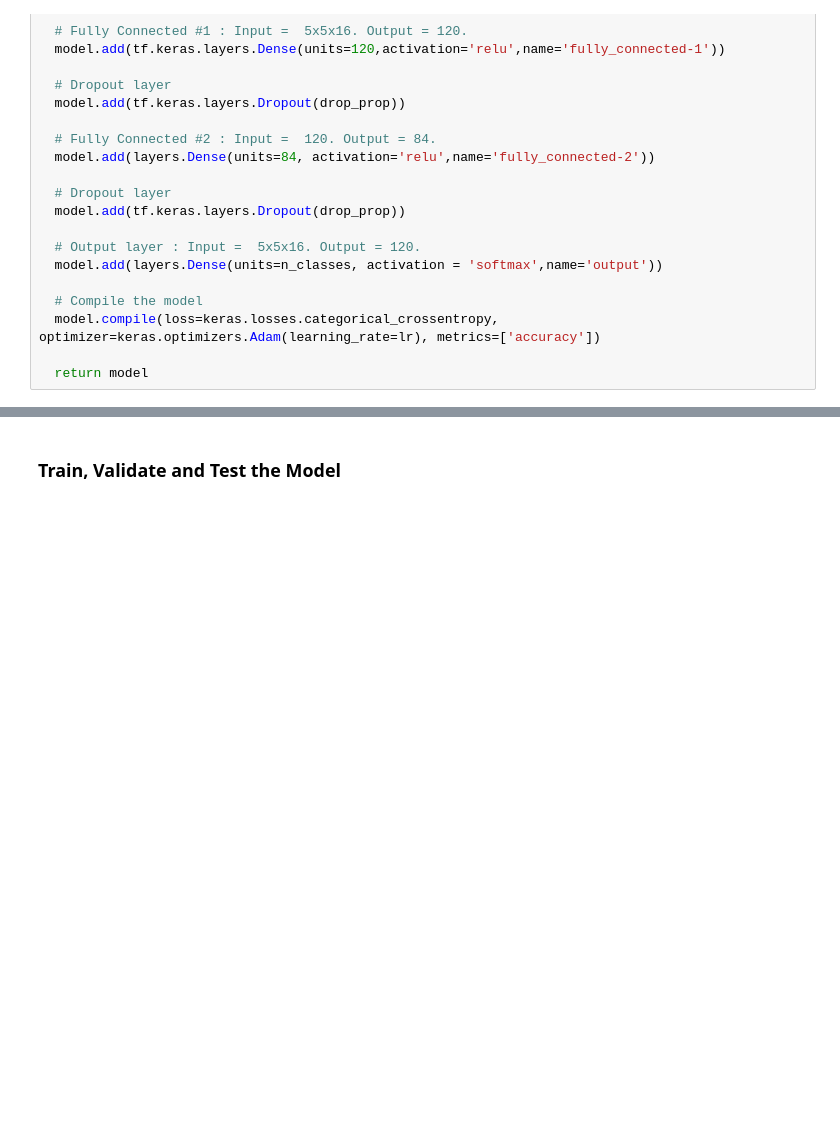
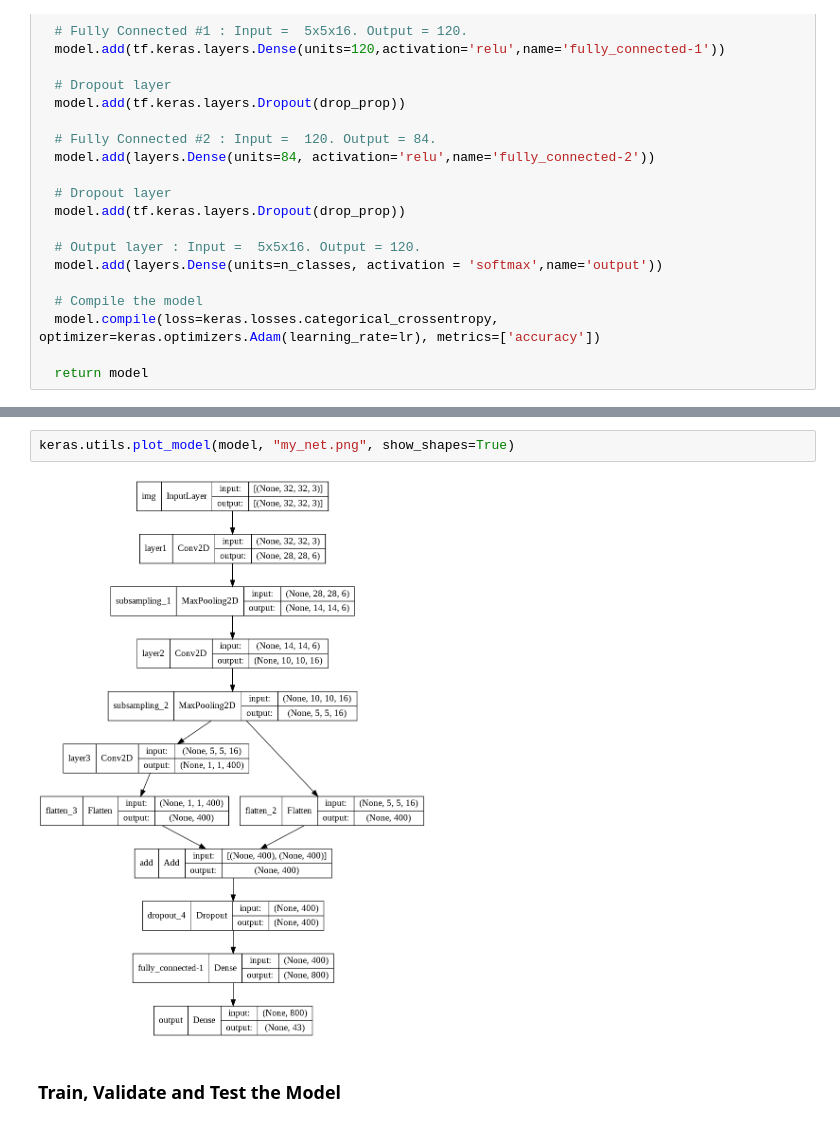
Before and after one commit to DavidAbdelmalek/Self_Driving_Car_ND, a Jupyter notebook: CarND-Traffic-Sign-Classifier-Project/Traffic_Sign_Classifier.ipynb, the cells around one changed output, grey strips where cells are left out. Cells and saved outputs as stored; diff of their text form; blank space fills up the shorter version.

Commit message:
Update Traffic_Sign_Classifier.ipynb
Update the model

```diff
--- a/CarND-Traffic-Sign-Classifier-Project/Traffic_Sign_Classifier.ipynb
+++ b/CarND-Traffic-Sign-Classifier-Project/Traffic_Sign_Classifier.ipynb
@@ -717,3 +850,7 @@ Epoch 25/25
+# %%
+keras.utils.plot_model(model, "my_net.png", show_shapes=True)
+# %% [output]
+[figure, added]
 # %% [markdown]
 ### Train, Validate and Test the Model
 # %% [markdown]
```
Also changed, not shown: parts of 15 cells of this notebook.
